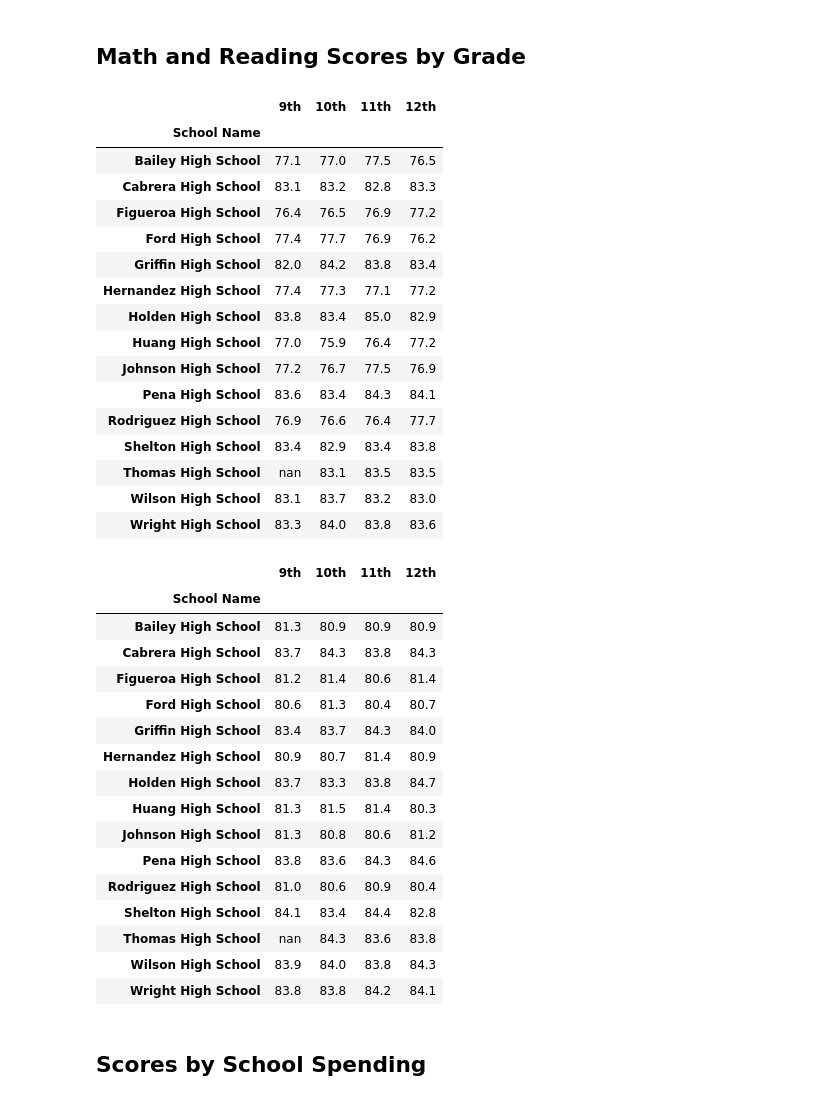
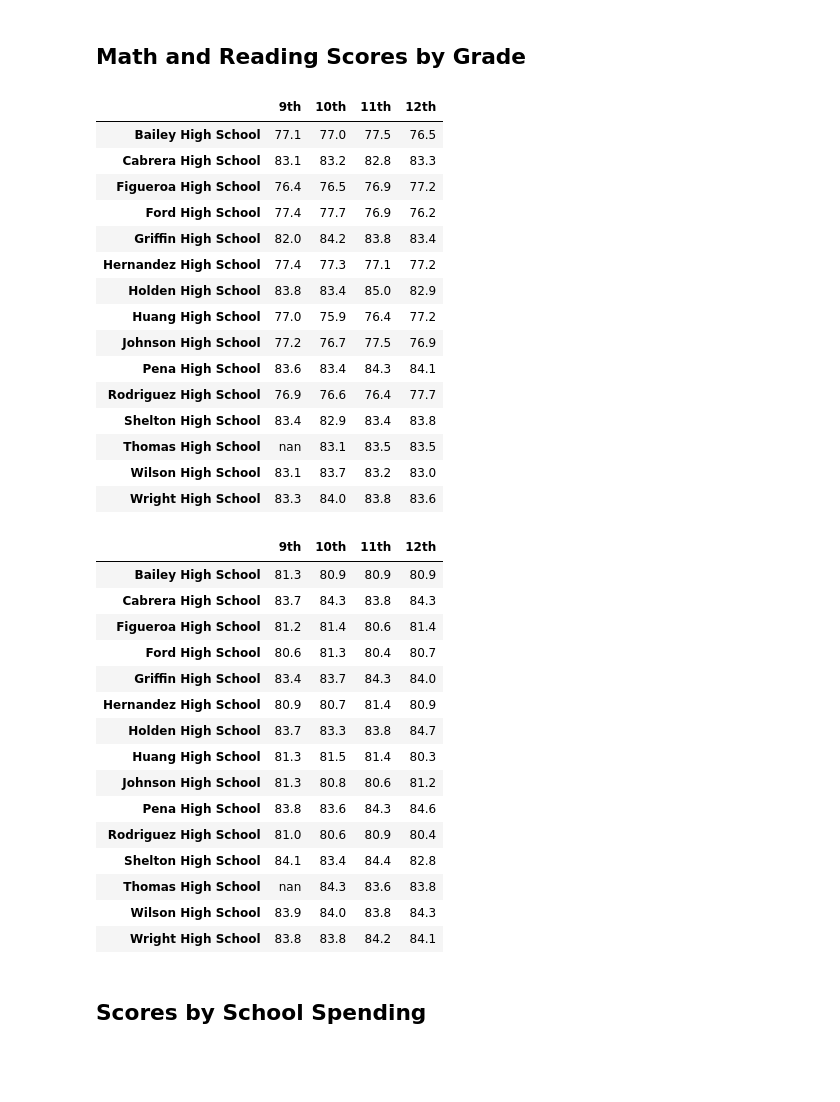
Before and after one commit to luisnewmanh/School_District_Analysis, a Jupyter notebook: PyCitySchools_Challenge.ipynb, the cells around one changed output. Cells and saved outputs as stored; diff of their text form; code cells hidden in the pictures; blank space fills up the shorter version.

Commit message:
update grades summaries

```diff
--- a/PyCitySchools_Challenge.ipynb
+++ b/PyCitySchools_Challenge.ipynb
@@ -382,14 +382,13 @@ reading_scores_by_grade["11th"] = reading_scores_by_grade["11th"].map("{:.1f}".f
 reading_scores_by_grade["12th"] = reading_scores_by_grade["12th"].map("{:.1f}".format)
 # %%
 # Remove the index.
-#math_scores_by_grade.reset_index(drop=True, inplace=True)
-math_scores_by_grade.index.names = ['School Name']
+math_scores_by_grade.index.name = None
+#math_scores_by_grade.index.names = ['School Name']
 
 # Display the data frame
 math_scores_by_grade
 # %% [output]
 |  | 9th | 10th | 11th | 12th |
-| School Name |  |  |  |  |
 | Bailey High School | 77.1 | 77.0 | 77.5 | 76.5 |
 | Cabrera High School | 83.1 | 83.2 | 82.8 | 83.3 |
 | Figueroa High School | 76.4 | 76.5 | 76.9 | 77.2 |
@@ -407,13 +406,12 @@ math_scores_by_grade
 | Wright High School | 83.3 | 84.0 | 83.8 | 83.6 |
 # %%
 ## Remove the index.
-#reading_scores_by_grade.reset_index(drop=True, inplace=True)
-reading_scores_by_grade.index.names = ['School Name']
+reading_scores_by_grade.index.name = None
+#reading_scores_by_grade.index.names = ['School Name']
 # Display the data frame
 reading_scores_by_grade
 # %% [output]
 |  | 9th | 10th | 11th | 12th |
-| School Name |  |  |  |  |
 | Bailey High School | 81.3 | 80.9 | 80.9 | 80.9 |
 | Cabrera High School | 83.7 | 84.3 | 83.8 | 84.3 |
 | Figueroa High School | 81.2 | 81.4 | 80.6 | 81.4 |
```
Also changed, not shown: 3 other files.
